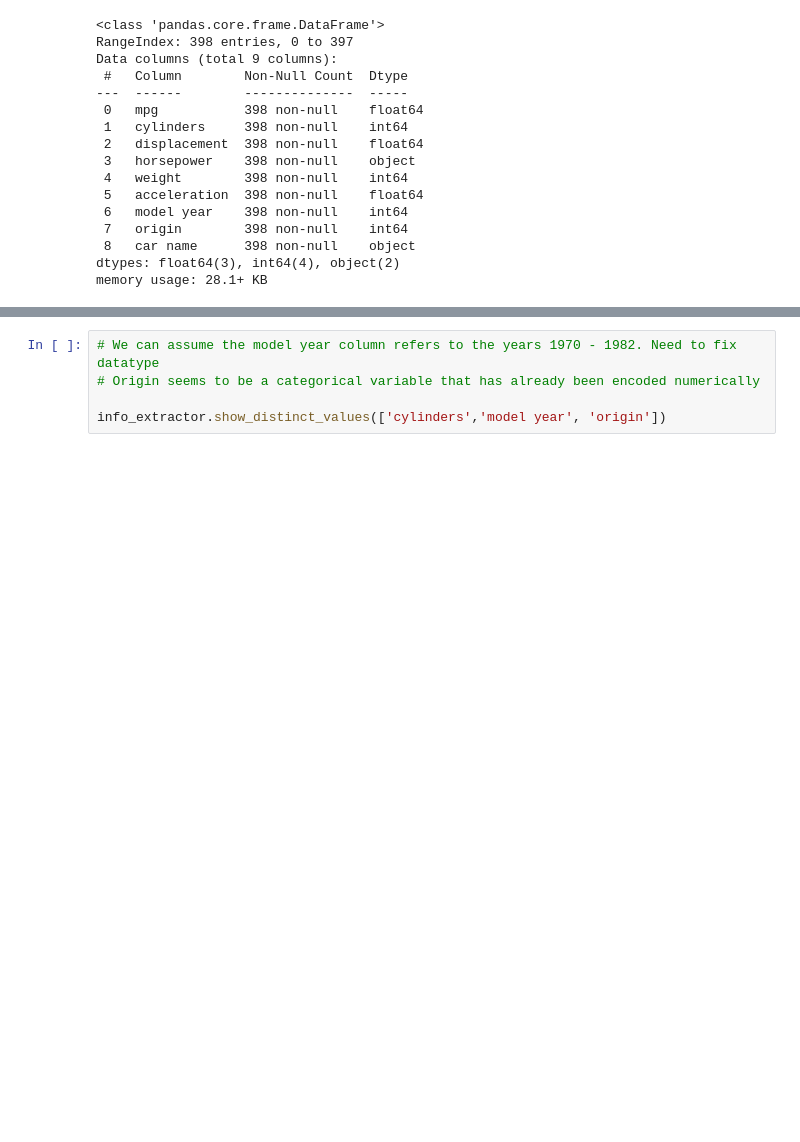
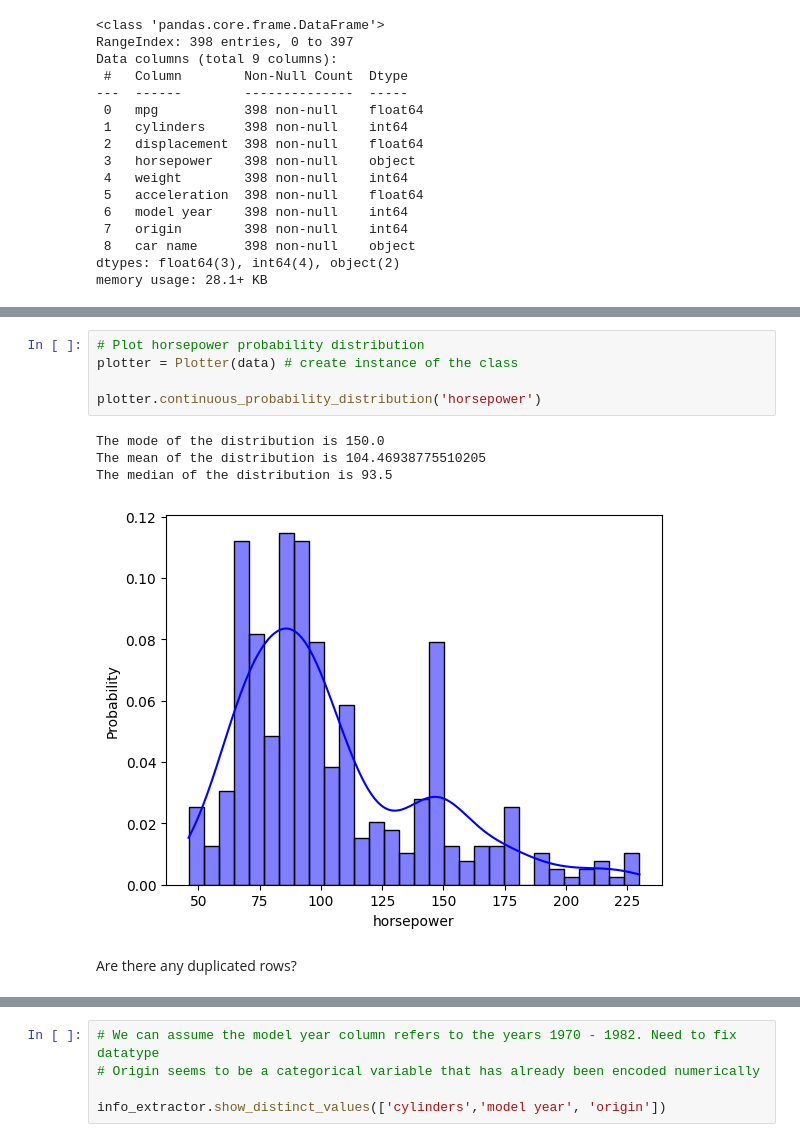
Before and after one commit to selvatica-36/advanced-regression-predicting-fuel-economy, a Jupyter notebook: analysis.ipynb, the cells around one changed output, grey strips where cells are left out. Cells and saved outputs as stored; diff of their text form; blank space fills up the shorter version.

```diff
--- a/analysis.ipynb
+++ b/analysis.ipynb
@@ -50,0 +109,12 @@ transformer = DataTransform(data)
+# %%
+# Plot horsepower probability distribution
+plotter = Plotter(data) # create instance of the class
+
+plotter.continuous_probability_distribution('horsepower')
+# %% [output]
+The mode of the distribution is 150.0
+The mean of the distribution is 104.46938775510205
+The median of the distribution is 93.5
+[figure, added]
+# %% [markdown]
+Are there any duplicated rows?
```
Also changed, not shown: parts of 32 cells of this notebook.
